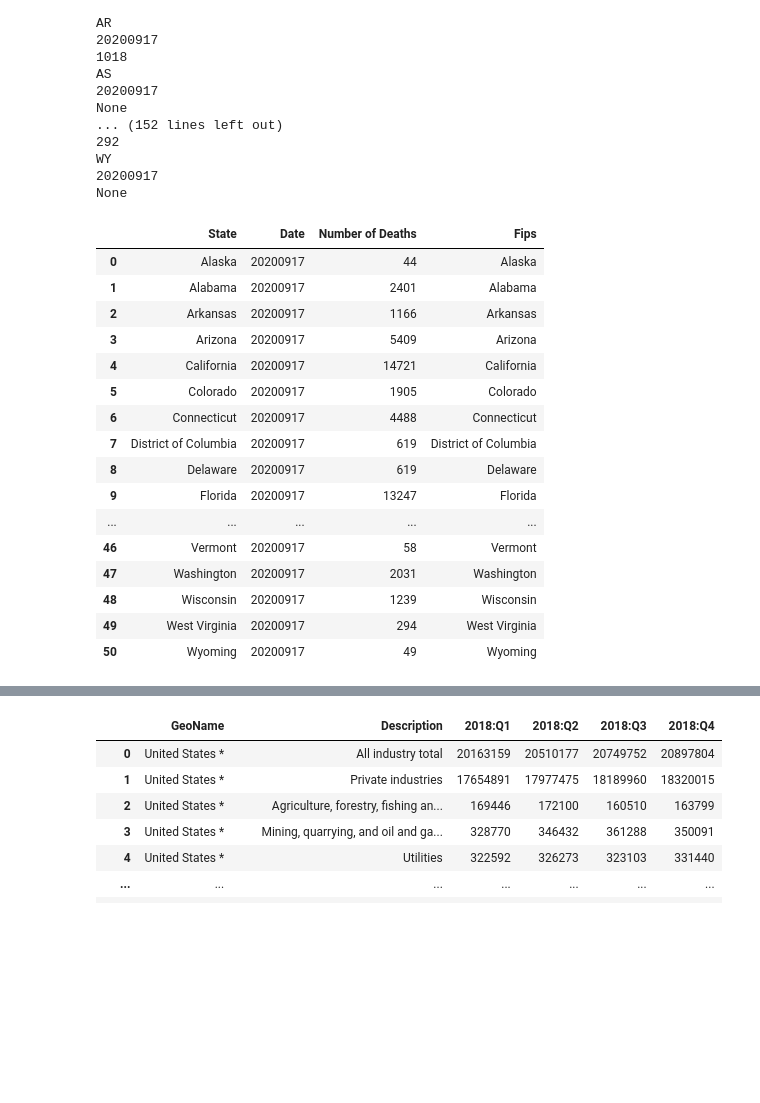
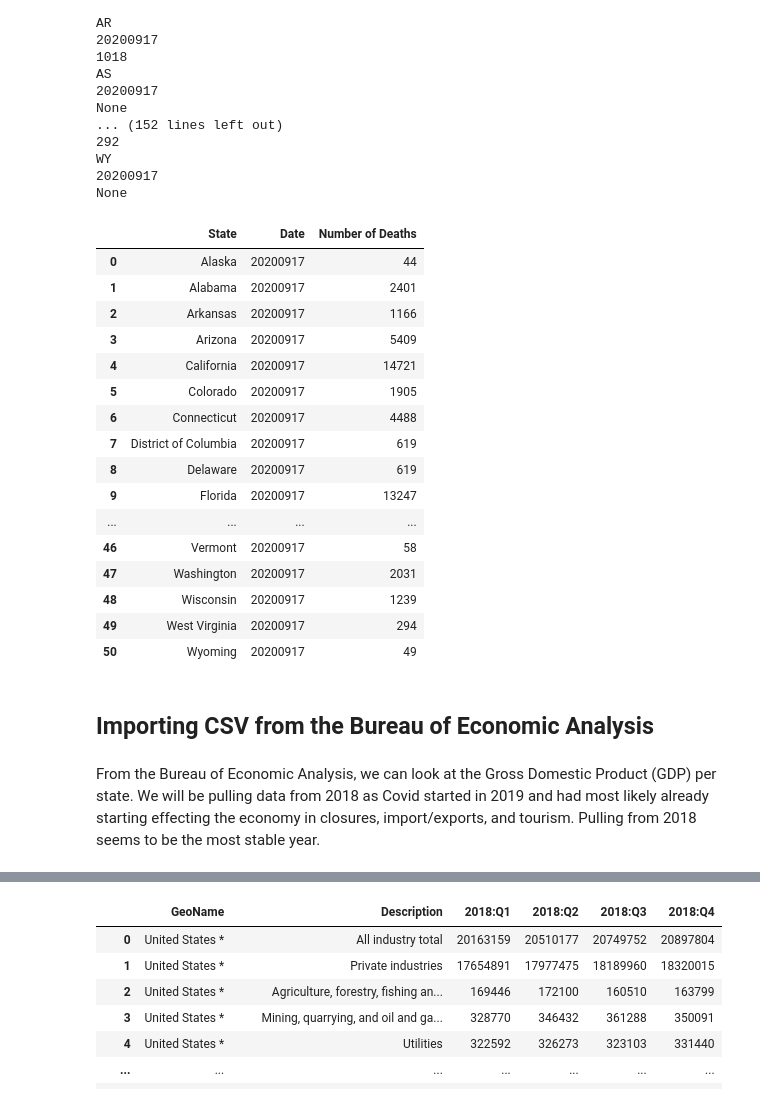
Before and after one commit to gelopez21/ProjectOne, a Jupyter notebook: Project One - Data Cleansing.ipynb, the cells around one changed output, grey strips where cells are left out. Saved outputs shown, nothing was run; the diff lists cells and outputs as text; code cells hidden in the pictures; blank space fills up the shorter version.

```diff
--- a/Project One - Data Cleansing.ipynb
+++ b/Project One - Data Cleansing.ipynb
@@ -113,51 +113,56 @@ None
 #create a df with all of the lists
 clean_df = pd.DataFrame({'State': state,
                          'Date': date,
-                        'Number of Deaths': death,
-                       'Fips': fips})
+                        'Number of Deaths': death})
 #print new dataframe
 clean_df
 
 #drop US territories, bye Guam, PR & American Samoa
 states_df = clean_df.drop(clean_df.index[[3, 12, 27, 42, 50]])
 
+#reset the index so it only reads 0-50 in consequential order
 new = states_df.reset_index().drop(columns='index')
 
+#rename the values in cells so we can merge later
 ok = new.replace({'AK': 'Alaska', 'AL':'Alabama', 'AR': 'Arkansas', 'AZ':'Arizona',
                  'CA': 'California', 'CO': 'Colorado','CT': 'Connecticut',
                  'DC': 'District of Columbia', 'DE': 'Delaware',
                  'FL': 'Florida', 'GA': 'Georgia', 'HI': 'Hawaii',
                  'IA': 'Iowa', 'ID': 'Idaho', 'IL': 'Illinois',
                  'IN': 'Indiana', 'KS': 'Kansas', 'KY': 'Kentucky',
                  'LA': 'Louisiana', 'MA': 'Massachusetts', 'MD': 'Maryland',
                  'ME': 'Maine', 'MI': 'Michigan', 'MN': 'Minnesota',
                  'MO': 'Missouri', 'MS': 'Mississippi', 'MT': 'Montana',
                  'NC': 'North Carolina', 'ND': 'North Dakota', 'NE': 'Nebraska',
                  'NH': 'New Hampshire', 'NJ': 'New Jersey', 'NM': 'New Mexico',
                  'NV': 'Nevada', 'NY': 'New York', 'OH': 'Ohio',
                  'OK': 'Oklahoma', 'OR': 'Oregon', 'PA': 'Pennsylvania',
                  'RI': 'Rhode Island', 'SC': 'South Carolina', 'SD': 'South Dakota',
                  'TN': 'Tennessee', 'TX': 'Texas', 'UT': 'Utah',
                  'VA': 'Virginia', 'VT': 'Vermont', 'WA': 'Washington',
                  'WV': 'West Virginia', 'WI': 'Wisconsin', 'WY': 'Wyoming'})
-
+#print new DF
 ok
 # %% [output]
-|  | State | Date | Number of Deaths | Fips |
-| 0 | Alaska | 20200917 | 44 | Alaska |
-| 1 | Alabama | 20200917 | 2401 | Alabama |
-| 2 | Arkansas | 20200917 | 1166 | Arkansas |
-| 3 | Arizona | 20200917 | 5409 | Arizona |
-| 4 | California | 20200917 | 14721 | California |
-| 5 | Colorado | 20200917 | 1905 | Colorado |
-| 6 | Connecticut | 20200917 | 4488 | Connecticut |
-| 7 | District of Columbia | 20200917 | 619 | District of Columbia |
-| 8 | Delaware | 20200917 | 619 | Delaware |
-| 9 | Florida | 20200917 | 13247 | Florida |
-| ... | ... | ... | ... | ... |
-| 46 | Vermont | 20200917 | 58 | Vermont |
-| 47 | Washington | 20200917 | 2031 | Washington |
-| 48 | Wisconsin | 20200917 | 1239 | Wisconsin |
-| 49 | West Virginia | 20200917 | 294 | West Virginia |
-| 50 | Wyoming | 20200917 | 49 | Wyoming |
+|  | State | Date | Number of Deaths |
+| 0 | Alaska | 20200917 | 44 |
+| 1 | Alabama | 20200917 | 2401 |
+| 2 | Arkansas | 20200917 | 1166 |
+| 3 | Arizona | 20200917 | 5409 |
+| 4 | California | 20200917 | 14721 |
+| 5 | Colorado | 20200917 | 1905 |
+| 6 | Connecticut | 20200917 | 4488 |
+| 7 | District of Columbia | 20200917 | 619 |
+| 8 | Delaware | 20200917 | 619 |
+| 9 | Florida | 20200917 | 13247 |
+| ... | ... | ... | ... |
+| 46 | Vermont | 20200917 | 58 |
+| 47 | Washington | 20200917 | 2031 |
+| 48 | Wisconsin | 20200917 | 1239 |
+| 49 | West Virginia | 20200917 | 294 |
+| 50 | Wyoming | 20200917 | 49 |
+# %% [markdown]
+## Importing CSV from the Bureau of Economic Analysis
+# %% [markdown]
+From the Bureau of Economic Analysis, we can look at the Gross Domestic Product (GDP) per state. We will be pulling data from 2018 as Covid started in 2019 and had most likely already starting effecting the economy in closures, import/exports, and tourism. Pulling from 2018 seems to be the most stable year.
 # %%
```
Also changed, not shown: parts of 27 cells of this notebook, 1 other file.
